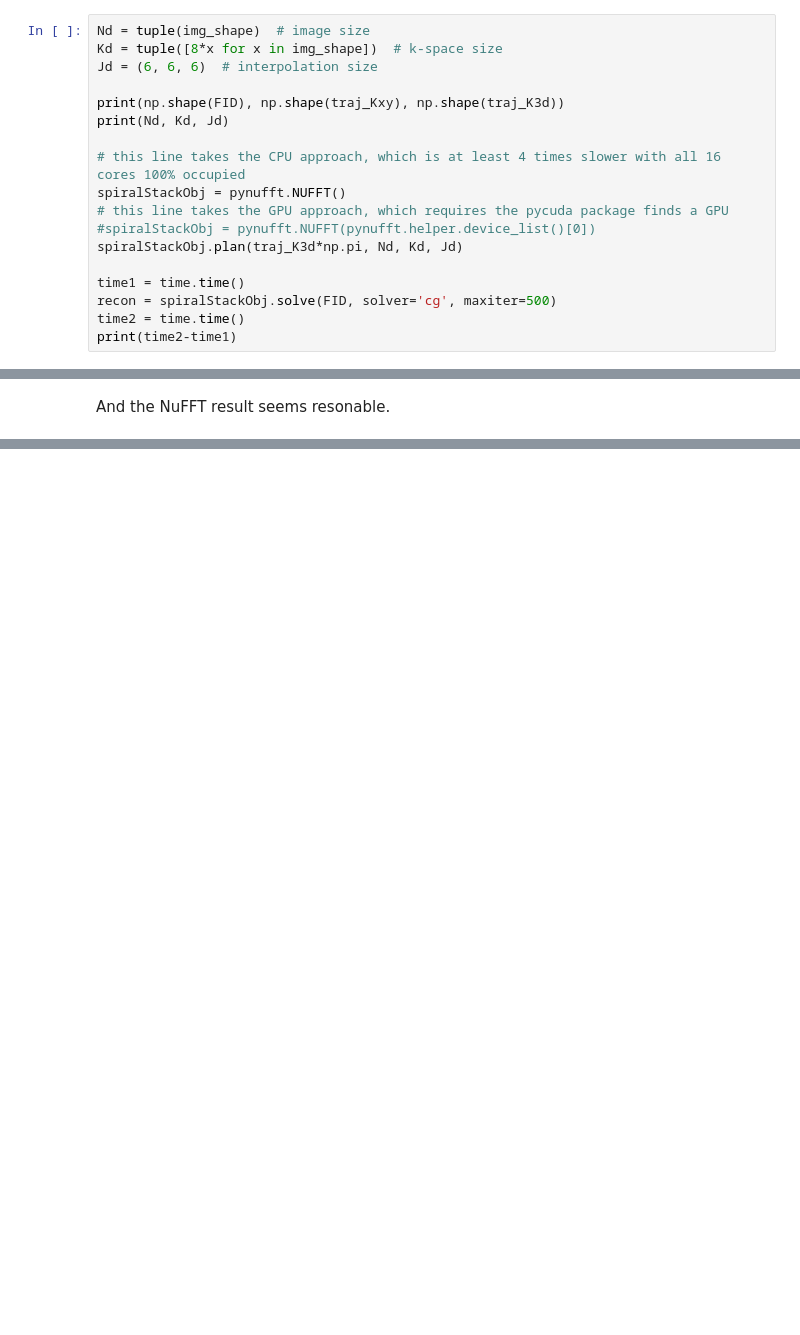
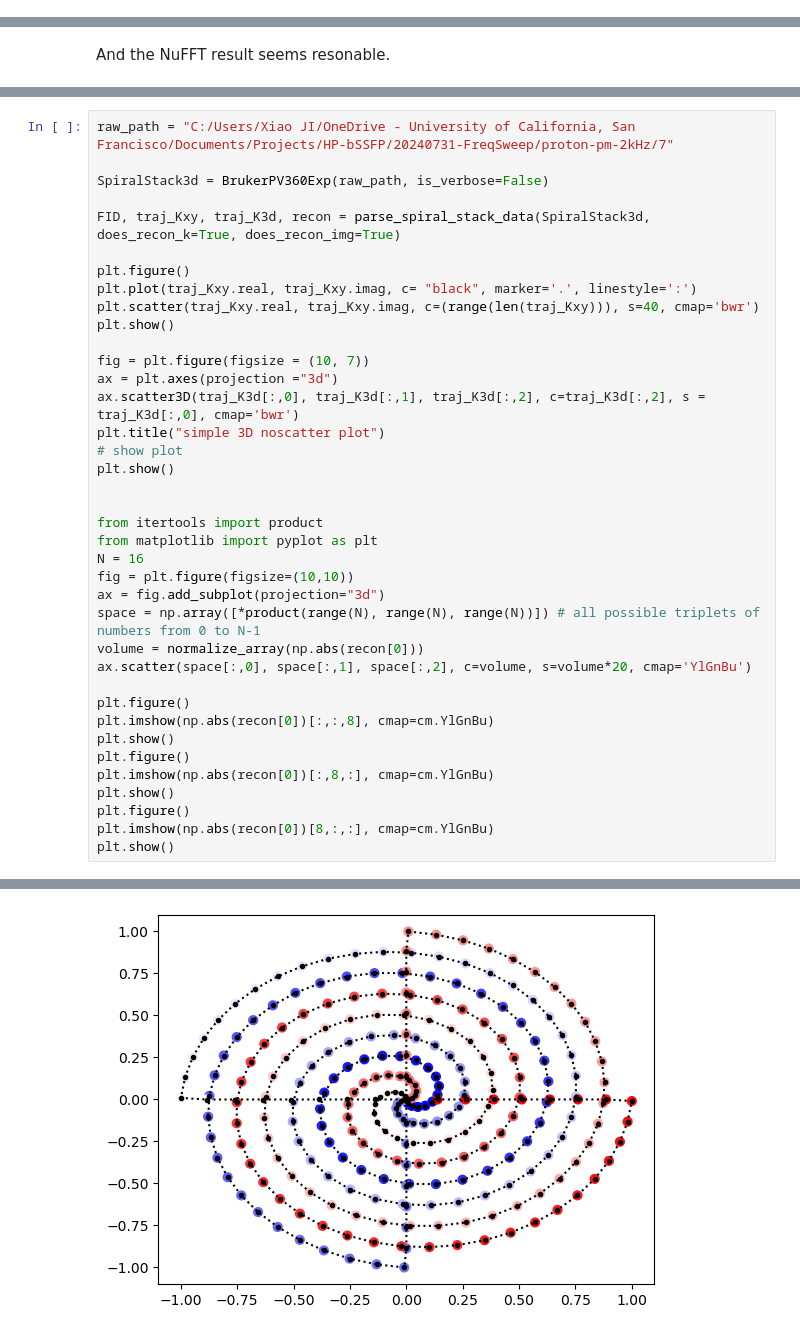
Before and after one commit to Xiao-JI-94158/pyHydra, a Jupyter notebook: SpiralStack20240731.ipynb, the cells around one changed output, grey strips where cells are left out. Saved outputs shown, nothing was run; the diff lists cells and outputs as text; blank space fills up the shorter version.

```diff
--- a/SpiralStack20240731.ipynb
+++ b/SpiralStack20240731.ipynb
@@ -117,18 +44,0 @@ Our 3d NuFFT recon with 4090 Video card is pretty fast
-# %%
-Nd = tuple(img_shape)  # image size
-Kd = tuple([8*x for x in img_shape])  # k-space size
-Jd = (6, 6, 6)  # interpolation size
-
-print(np.shape(FID), np.shape(traj_Kxy), np.shape(traj_K3d))
-print(Nd, Kd, Jd)
-
-# this line takes the CPU approach, which is at least 4 times slower with all 16 cores 100% occupied
-spiralStackObj = pynufft.NUFFT()
-# this line takes the GPU approach, which requires the pycuda package finds a GPU
-#spiralStackObj = pynufft.NUFFT(pynufft.helper.device_list()[0])
-spiralStackObj.plan(traj_K3d*np.pi, Nd, Kd, Jd)
-
-time1 = time.time()
-recon = spiralStackObj.solve(FID, solver='cg', maxiter=500)
-time2 = time.time()
-print(time2-time1)
@@ -155,0 +111,39 @@ And the NuFFT result seems resonable.
+# %%
+raw_path = "C:/Users/Xiao JI/OneDrive - University of California, San Francisco/Documents/Projects/HP-bSSFP/20240731-FreqSweep/proton-pm-2kHz/7"
+
+SpiralStack3d = BrukerPV360Exp(raw_path, is_verbose=False)
+
+FID, traj_Kxy, traj_K3d, recon = parse_spiral_stack_data(SpiralStack3d, does_recon_k=True, does_recon_img=True)
+
+plt.figure()
+plt.plot(traj_Kxy.real, traj_Kxy.imag, c= "black", marker='.', linestyle=':')
+plt.scatter(traj_Kxy.real, traj_Kxy.imag, c=(range(len(traj_Kxy))), s=40, cmap='bwr')
+plt.show()
+
+fig = plt.figure(figsize = (10, 7))
+ax = plt.axes(projection ="3d")
+ax.scatter3D(traj_K3d[:,0], traj_K3d[:,1], traj_K3d[:,2], c=traj_K3d[:,2], s = traj_K3d[:,0], cmap='bwr')
+plt.title("simple 3D noscatter plot")
+# show plot
+plt.show()
+
+
+from itertools import product
+from matplotlib import pyplot as plt
+N = 16
+fig = plt.figure(figsize=(10,10))
+ax = fig.add_subplot(projection="3d")
+space = np.array([*product(range(N), range(N), range(N))]) # all possible triplets of numbers from 0 to N-1
+volume = normalize_array(np.abs(recon[0]))
+ax.scatter(space[:,0], space[:,1], space[:,2], c=volume, s=volume*20, cmap='YlGnBu')
+
+plt.figure()
+plt.imshow(np.abs(recon[0])[:,:,8], cmap=cm.YlGnBu)
+plt.show()
+plt.figure()
+plt.imshow(np.abs(recon[0])[:,8,:], cmap=cm.YlGnBu)
+plt.show()
+plt.figure()
+plt.imshow(np.abs(recon[0])[8,:,:], cmap=cm.YlGnBu)
+plt.show()
+# %% [output]
@@ -155,0 +151 @@ And the NuFFT result seems resonable.
+[figure, added]
```
Also changed, not shown: parts of 13 cells of this notebook, 2 other files.
